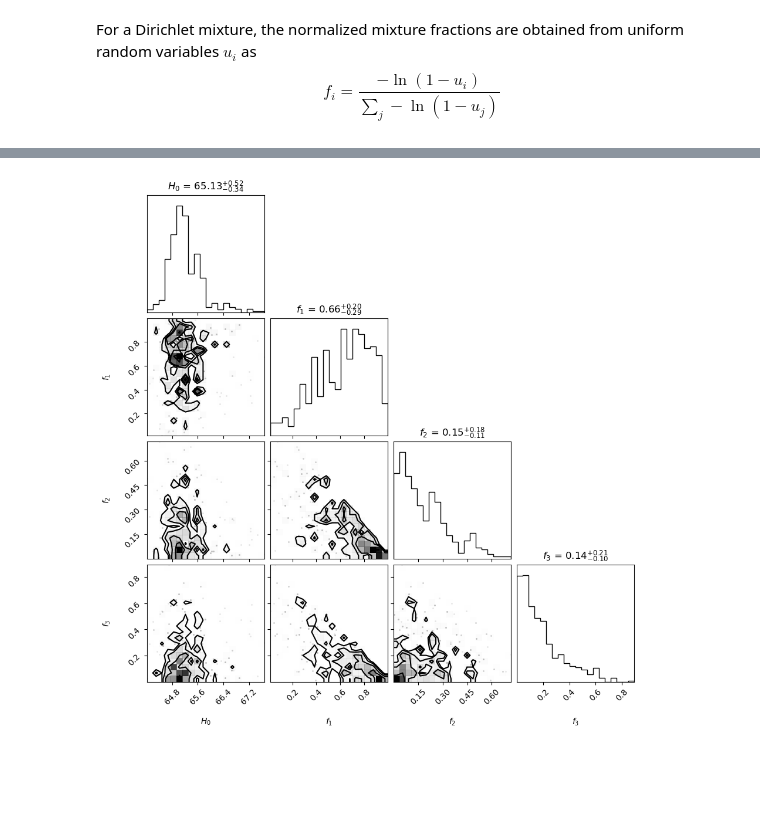
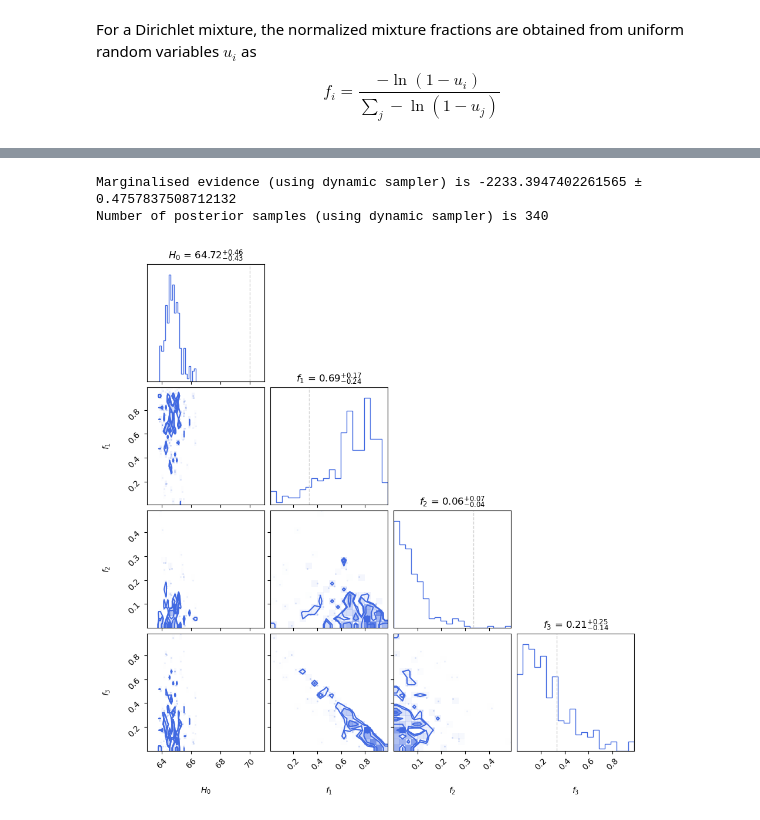
Before and after one commit to maddycp/DESI_DarkSirens, a Jupyter notebook: Ignacio_Check.ipynb, the cells around one changed output, grey strips where cells are left out. Drawn from its saved outputs; the diff is of its cells as text; code cells hidden in the pictures; blank space fills up the shorter version.

```diff
--- a/Ignacio_Check.ipynb
+++ b/Ignacio_Check.ipynb
@@ -306,10 +440,10 @@ for ind, direction in enumerate(tqdm(dirs[0:200])):
 })
 # %%
 ndims = 4
-nlive = 50
+nlive = 25
 nprocesses = 128
 
-labels = [r'$H_0$', r'$f_1$', r'$f_2$', r'$f_3$']
+labels = [r'$H_0$', r'$f_1$', r'$f_2$', r"$f_3$"]
 
 bound = 'multi'
 sample = 'rwalk'
@@ -334,6 +468,17 @@ dpostsamples = resample_equal(dres.samples, dweights)
 
 print('Number of posterior samples (using dynamic sampler) is {}'.format(dpostsamples.shape[0]))
 
-fig = corner.corner(dpostsamples, labels=labels, hist_kwargs={'density': True}, show_titles=True)
+
+fig = corner.corner(dpostsamples, labels=labels, hist_kwargs={"density": True}, show_titles=True, color="royalblue")
+
+ax = fig.axes[0]
+ax.axvline(70, color="lightgrey", lw=1, ls = '--')
+for idx in [0, 4, 8, 12]:
+    fig.axes[idx].set_xlim(63, 71)
+
+
+for idx in [5, 10, 15]:
+    fig.axes[idx].axvline(1/3, color="lightgrey", lw=1, ls='--')
+
 plt.show()
 # %% [output]
@@ -443,7 +590,7 @@ for ind, direction in enumerate(tqdm(dirs[0:200])):
 })
 # %%
 ndims = 4
-nlive = 50
+nlive = 25
 nprocesses = 128
 
 labels = [r'$H_0$', r'$f_1$', r'$f_2$', r'$f_3$']
@@ -463,7 +610,6 @@ dres = dsampler.results
 dlogZdynesty = dres.logz[-1]
 dlogZerrdynesty = dres.logzerr[-1]
 
-# output marginal likelihood
 print('Marginalised evidence (using dynamic sampler) is {} ± {}'.format(dlogZdynesty, dlogZerrdynesty))
 
 # get the posterior samples
@@ -472,7 +618,17 @@ dpostsamples = resample_equal(dres.samples, dweights)
 
 print('Number of posterior samples (using dynamic sampler) is {}'.format(dpostsamples.shape[0]))
 
-fig = corner.corner(dpostsamples, labels=labels, hist_kwargs={'density': True}, show_titles=True)
+
+fig = corner.corner(dpostsamples, labels=labels, hist_kwargs={"density": True}, show_titles=True, color="royalblue")
+
+ax = fig.axes[0]
+ax.axvline(70, color="lightgrey", lw=1, ls = '--')
+for idx in [0, 4, 8, 12]:
+    fig.axes[idx].set_xlim(63, 71)
+
+
+for idx in [5, 10, 15]:
+    fig.axes[idx].axvline(1/3, color="lightgrey", lw=1, ls='--')
 
 plt.show()
 # %% [output]
@@ -481 +637,3 @@ Number of posterior samples (using dynamic sampler) is 643
+Marginalised evidence (using dynamic sampler) is -2233.3947402261565 ± 0.4757837508712132
+Number of posterior samples (using dynamic sampler) is 340
-[figure, old version]
+[figure, new version]
```
Also changed, not shown: parts of 11 cells of this notebook.
